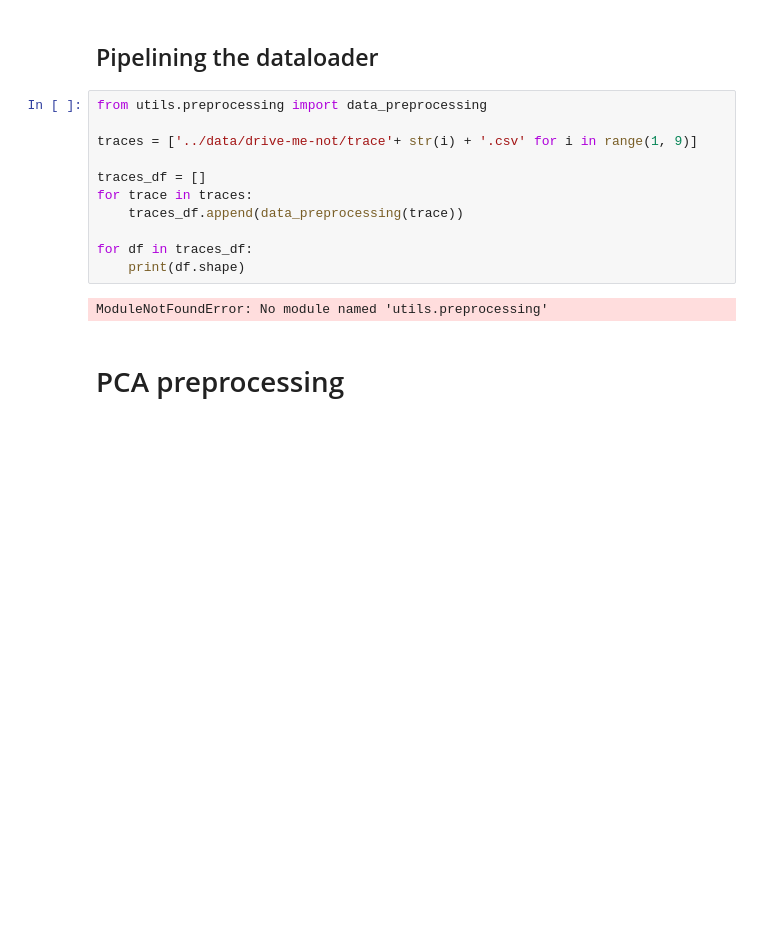
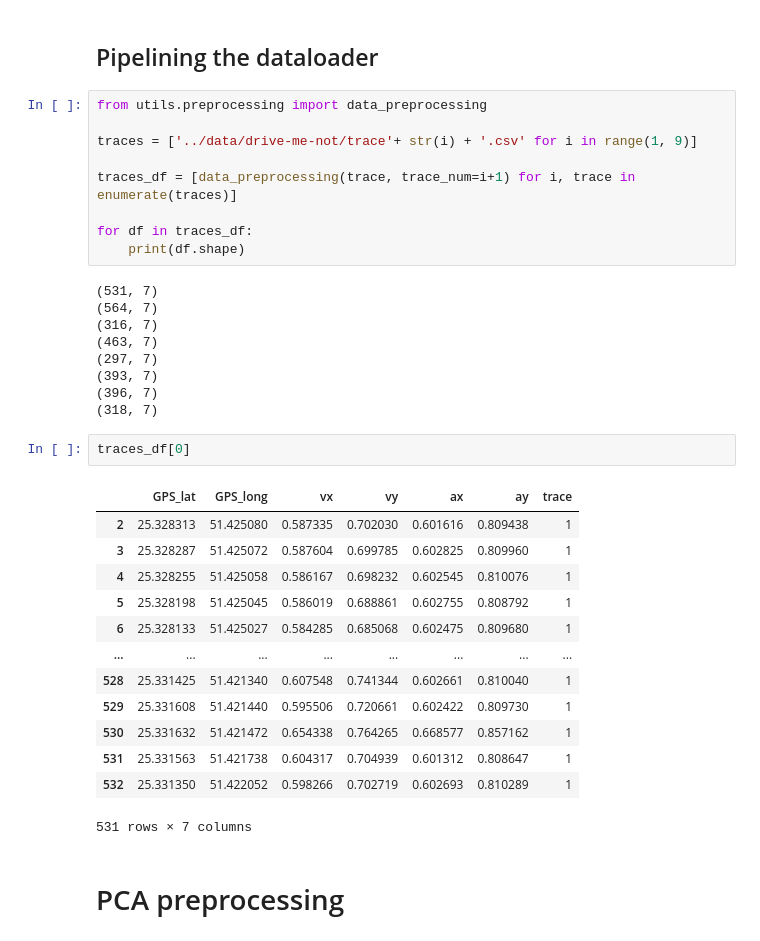
Before and after one commit to gitkeniwo/gps-spoofing-detection, a Jupyter notebook: notebooks/whelan.ipynb, the cells around one changed output. Saved outputs shown, nothing was run; the diff lists cells and outputs as text; blank space fills up the shorter version.

```diff
--- a/notebooks/whelan.ipynb
+++ b/notebooks/whelan.ipynb
@@ -96,13 +96,34 @@ from utils.preprocessing import data_preprocessing
 
 traces = ['../data/drive-me-not/trace'+ str(i) + '.csv' for i in range(1, 9)]
 
-traces_df = []
-for trace in traces:
-    traces_df.append(data_preprocessing(trace))
+traces_df = [data_preprocessing(trace, trace_num=i+1) for i, trace in enumerate(traces)]
 
 for df in traces_df:
     print(df.shape)
 # %% [output]
-ModuleNotFoundError: No module named 'utils.preprocessing'
+(531, 7)
+(564, 7)
+(316, 7)
+(463, 7)
+(297, 7)
+(393, 7)
+(396, 7)
+(318, 7)
+# %%
+traces_df[0]
+# %% [output]
+|  | GPS_lat | GPS_long | vx | vy | ax | ay | trace |
+| 2 | 25.328313 | 51.425080 | 0.587335 | 0.702030 | 0.601616 | 0.809438 | 1 |
+| 3 | 25.328287 | 51.425072 | 0.587604 | 0.699785 | 0.602825 | 0.809960 | 1 |
+| 4 | 25.328255 | 51.425058 | 0.586167 | 0.698232 | 0.602545 | 0.810076 | 1 |
+| 5 | 25.328198 | 51.425045 | 0.586019 | 0.688861 | 0.602755 | 0.808792 | 1 |
+| 6 | 25.328133 | 51.425027 | 0.584285 | 0.685068 | 0.602475 | 0.809680 | 1 |
+| ... | ... | ... | ... | ... | ... | ... | ... |
+| 528 | 25.331425 | 51.421340 | 0.607548 | 0.741344 | 0.602661 | 0.810040 | 1 |
+| 529 | 25.331608 | 51.421440 | 0.595506 | 0.720661 | 0.602422 | 0.809730 | 1 |
+| 530 | 25.331632 | 51.421472 | 0.654338 | 0.764265 | 0.668577 | 0.857162 | 1 |
+| 531 | 25.331563 | 51.421738 | 0.604317 | 0.704939 | 0.601312 | 0.808647 | 1 |
+| 532 | 25.331350 | 51.422052 | 0.598266 | 0.702719 | 0.602693 | 0.810289 | 1 |
+531 rows × 7 columns
 # %% [markdown]
 # PCA preprocessing
```
Also changed, not shown: parts of 19 cells of this notebook, 10 other files.
